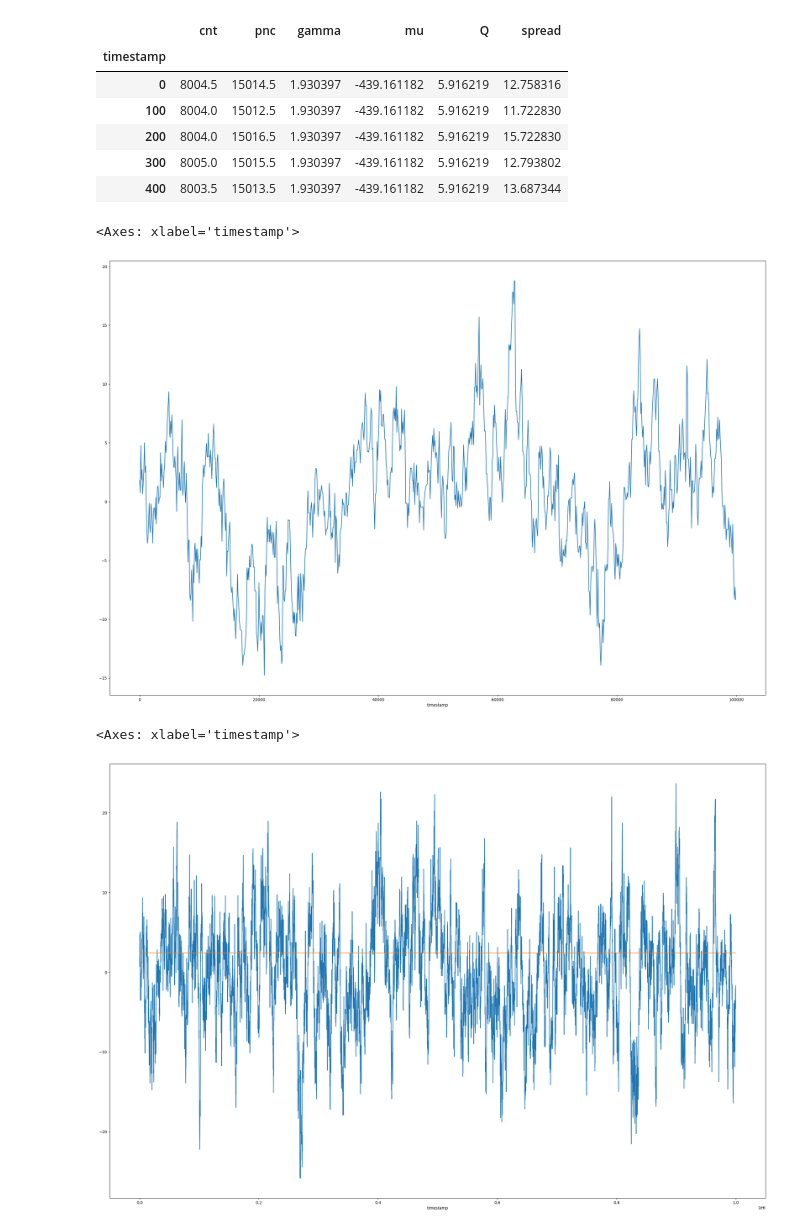
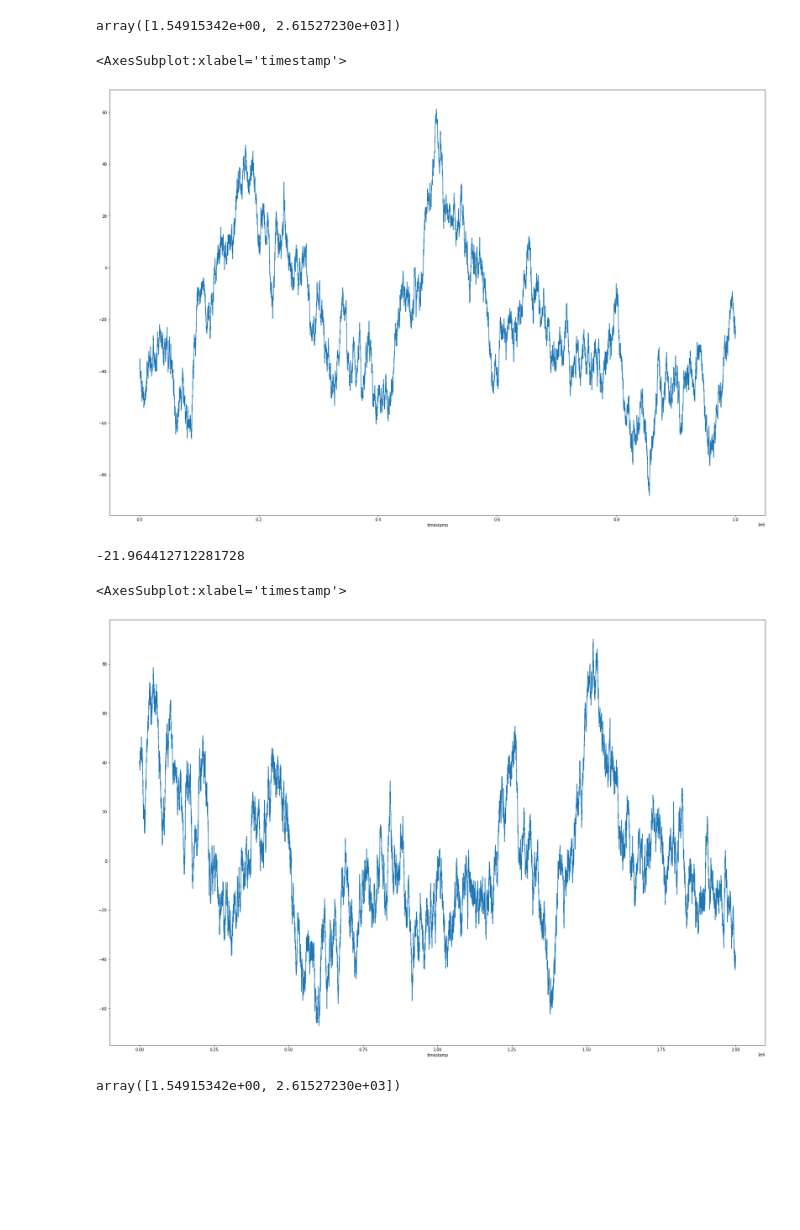
Before and after one commit to andrewchen0028/prosperity, a Jupyter notebook: pair trading.ipynb, the cells around one changed output. Cells and saved outputs as stored; diff of their text form; code cells hidden in the pictures; blank space fills up the shorter version.

```diff
--- a/pair trading.ipynb
+++ b/pair trading.ipynb
@@ -4,10 +4,10 @@ import pandas as pd
 import numpy as np
 from trader import KalmanFilter
 # %%
-cnt_train = load_product('train', 'COCONUTS')
-pnc_train = load_product('train', 'PINA_COLADAS')
-cnt_val = load_product('val', 'COCONUTS')
-pnc_val = load_product('val', 'PINA_COLADAS')
+cnt_train = load_product('train', 'COCONUTS', 3)
+pnc_train = load_product('train', 'PINA_COLADAS', 3)
+cnt_val = load_product('val', 'COCONUTS', 3)
+pnc_val = load_product('val', 'PINA_COLADAS', 3)
 # %%
 val = pd.concat((cnt_val['mid_price'], pnc_val['mid_price']), axis=1)
 val.columns = ['cnt', 'pnc']
@@ -24,3 +24,4 @@ val.head()
 X = np.hstack((cnt_train['mid_price'].to_numpy().reshape(-1, 1), np.ones((cnt_train['mid_price'].shape[0], 1))))
 Y = pnc_train['mid_price'].to_numpy().reshape(-1, 1)
 params = np.linalg.inv(X.T @ X) @ X.T @ Y
+params = params.flatten()
@@ -32,25 +28,5 @@ km = KalmanFilter(params, Q, 2.97450649)
-# %%
-gamma = []
-mu = []
-Q = []
-
-for i, row in enumerate(val.to_numpy()):
-    if i % 30 == 0:
-        out = km(row[1], row[0])
-    gamma.append(out[0])
-    mu.append(out[1])
-    Q.append(out[2])
-
-val['gamma'] = gamma
-val['mu'] = mu
-val['Q'] = Q
-val.head()
-# %% [output]
-|  | cnt | pnc | gamma | mu | Q | spread |
-| timestamp |  |  |  |  |  |  |
-| 0 | 8004.5 | 15014.5 | 1.930397 | -439.161182 | 5.916219 | 12.758316 |
-| 100 | 8004.0 | 15012.5 | 1.930397 | -439.161182 | 5.916219 | 11.722830 |
-| 200 | 8004.0 | 15016.5 | 1.930397 | -439.161182 | 5.916219 | 15.722830 |
-| 300 | 8005.0 | 15015.5 | 1.930397 | -439.161182 | 5.916219 | 12.793802 |
-| 400 | 8003.5 | 15013.5 | 1.930397 | -439.161182 | 5.916219 | 13.687344 |
+# %%
+params
+# %% [output]
+array([1.54915342e+00, 2.61527230e+03])
 # %%
@@ -60,11 +37,20 @@ val['Q'] = np.sqrt(val['Q'])
 # %%
-val['spread'][0:1000].plot(figsize=(30, 20))
+val['spread'].plot(figsize=(30, 20))
 # %% [output]
-<Axes: xlabel='timestamp'>
+<AxesSubplot:xlabel='timestamp'>
-[figure, old version]
+[figure, new version]
+# %%
+np.mean(val['spread'])
+# %% [output]
+-21.964412712281728
+# %%
+train_spread = pnc_train['mid_price'] - params[0] * cnt_train['mid_price'] - params[1]
 # %%
-val['spread'].plot(figsize=(30, 20))
-val['Q'].plot(figsize=(30, 20))
+train_spread.plot(figsize=(30, 20))
 # %% [output]
-<Axes: xlabel='timestamp'>
+<AxesSubplot:xlabel='timestamp'>
-[figure, old version]
+[figure, new version]
+# %%
+params
+# %% [output]
+array([1.54915342e+00, 2.61527230e+03])
```
Also changed, not shown: parts of 6 cells of this notebook, 2 other files.
